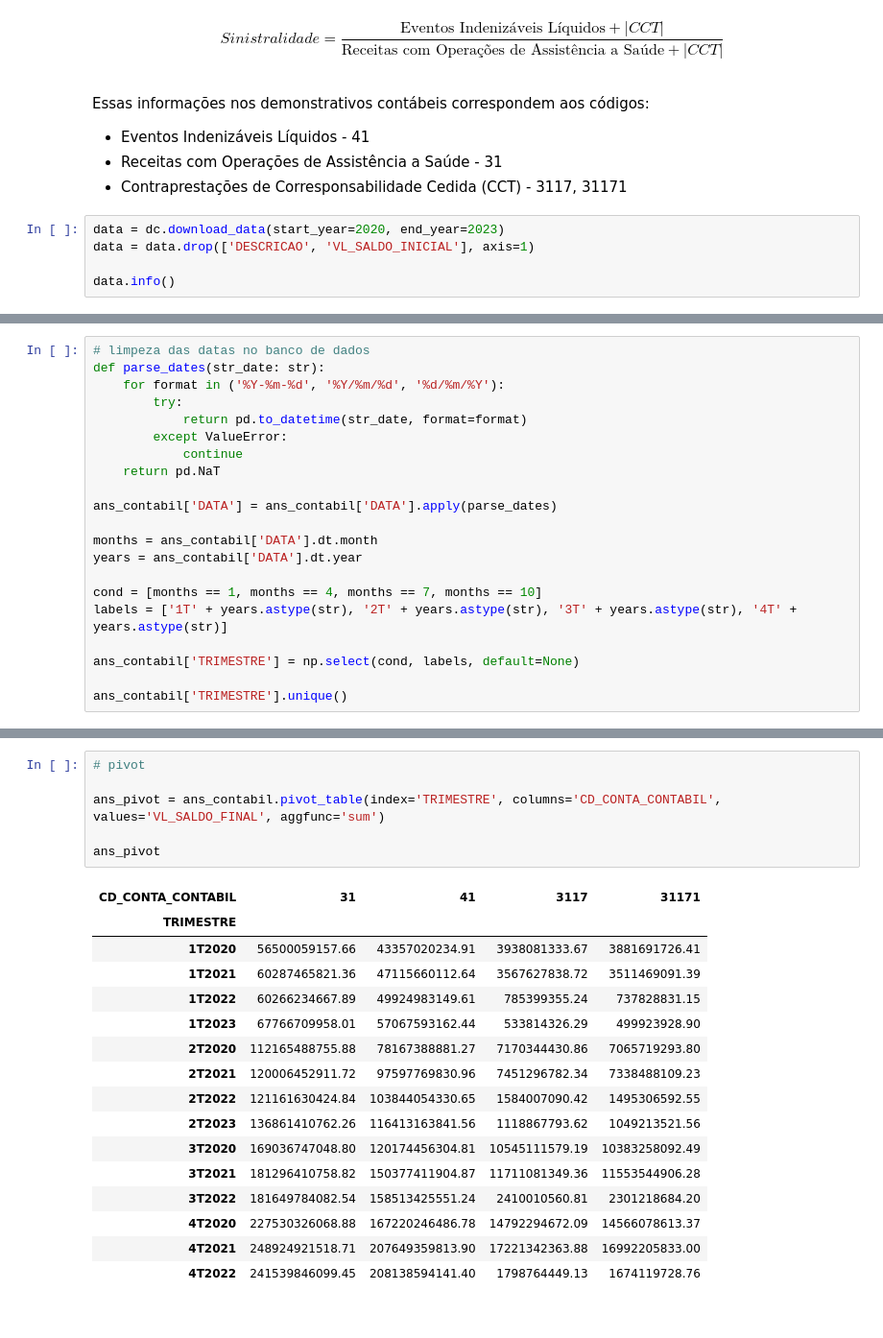
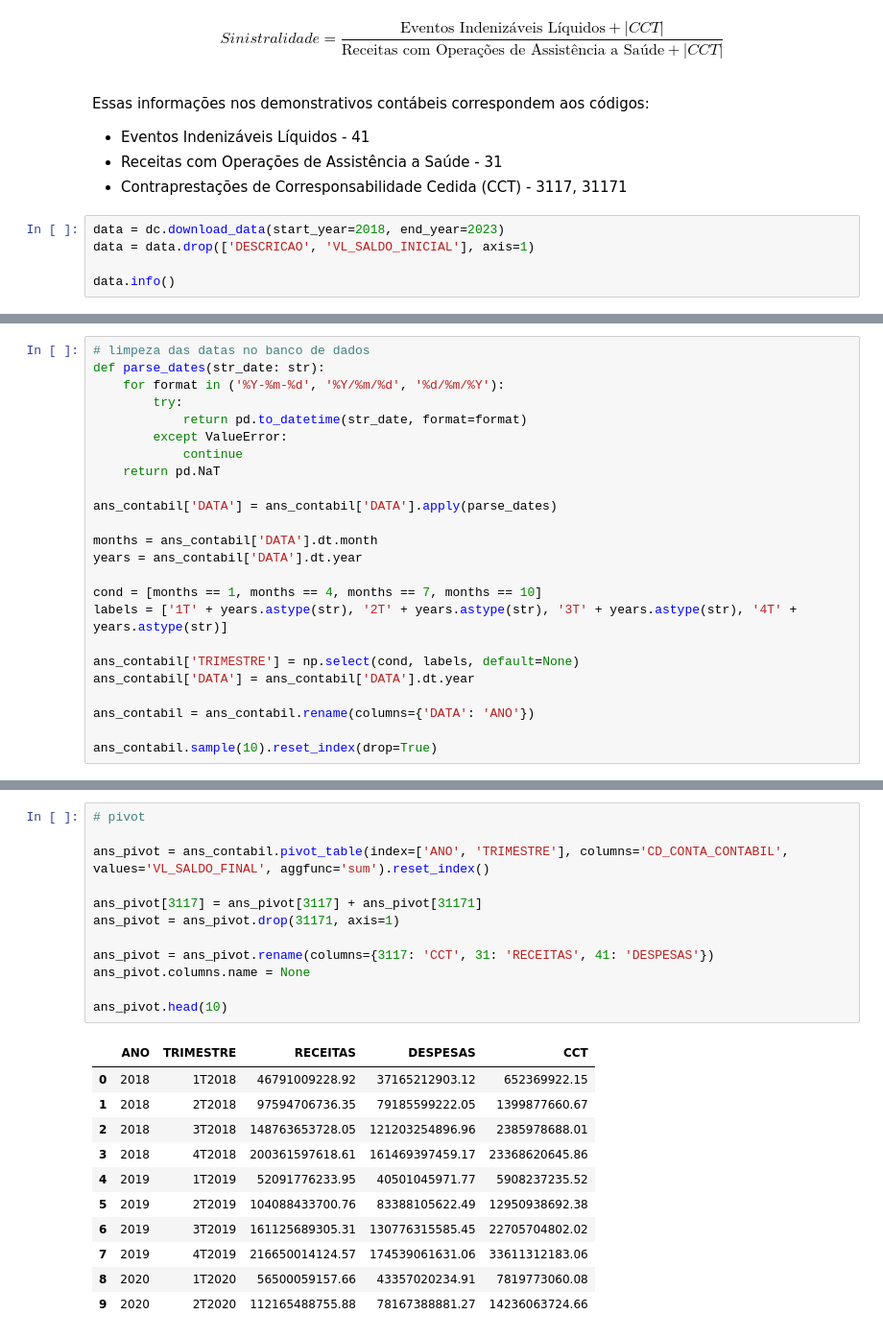
Before and after one commit to ianaraujo/ipcap-hapvida, a Jupyter notebook: analise_setor.ipynb, the cells around one changed output, grey strips where cells are left out. Shown at 96% size. Saved outputs shown, nothing was run; the diff lists cells and outputs as text.

```diff
--- a/analise_setor.ipynb
+++ b/analise_setor.ipynb
@@ -29,7 +30,7 @@ Essas informações nos demonstrativos contábeis correspondem aos códigos:
 - Receitas com Operações de Assistência a Saúde - 31
 - Contraprestações de Corresponsabilidade Cedida (CCT) - 3117, 31171
 # %%
-data = dc.download_data(start_year=2020, end_year=2023)
+data = dc.download_data(start_year=2018, end_year=2023)
 data = data.drop(['DESCRICAO', 'VL_SALDO_INICIAL'], axis=1)
 
 data.info()
@@ -77,6 +85,9 @@ cond = [months == 1, months == 4, months == 7, months == 10]
 labels = ['1T' + years.astype(str), '2T' + years.astype(str), '3T' + years.astype(str), '4T' + years.astype(str)]
 
 ans_contabil['TRIMESTRE'] = np.select(cond, labels, default=None)
+ans_contabil['DATA'] = ans_contabil['DATA'].dt.year
 
-ans_contabil['TRIMESTRE'].unique()
+ans_contabil = ans_contabil.rename(columns={'DATA': 'ANO'})
+
+ans_contabil.sample(10).reset_index(drop=True)
 # %% [output]
@@ -102,23 +105,24 @@ ans_contabil.reset_index(drop=True)
 # %%
 # pivot
 
-ans_pivot = ans_contabil.pivot_table(index='TRIMESTRE', columns='CD_CONTA_CONTABIL', values='VL_SALDO_FINAL', aggfunc='sum')
+ans_pivot = ans_contabil.pivot_table(index=['ANO', 'TRIMESTRE'], columns='CD_CONTA_CONTABIL', values='VL_SALDO_FINAL', aggfunc='sum').reset_index()
 
-ans_pivot
+ans_pivot[3117] = ans_pivot[3117] + ans_pivot[31171]
+ans_pivot = ans_pivot.drop(31171, axis=1)
+
+ans_pivot = ans_pivot.rename(columns={3117: 'CCT', 31: 'RECEITAS', 41: 'DESPESAS'})
+ans_pivot.columns.name = None
+
+ans_pivot.head(10)
 # %% [output]
-| CD_CONTA_CONTABIL | 31 | 41 | 3117 | 31171 |
-| TRIMESTRE |  |  |  |  |
-| 1T2020 | 56500059157.66 | 43357020234.91 | 3938081333.67 | 3881691726.41 |
-| 1T2021 | 60287465821.36 | 47115660112.64 | 3567627838.72 | 3511469091.39 |
-| 1T2022 | 60266234667.89 | 49924983149.61 | 785399355.24 | 737828831.15 |
-| 1T2023 | 67766709958.01 | 57067593162.44 | 533814326.29 | 499923928.90 |
-| 2T2020 | 112165488755.88 | 78167388881.27 | 7170344430.86 | 7065719293.80 |
-| 2T2021 | 120006452911.72 | 97597769830.96 | 7451296782.34 | 7338488109.23 |
-| 2T2022 | 121161630424.84 | 103844054330.65 | 1584007090.42 | 1495306592.55 |
-| 2T2023 | 136861410762.26 | 116413163841.56 | 1118867793.62 | 1049213521.56 |
-| 3T2020 | 169036747048.80 | 120174456304.81 | 10545111579.19 | 10383258092.49 |
-| 3T2021 | 181296410758.82 | 150377411904.87 | 11711081349.36 | 11553544906.28 |
-| 3T2022 | 181649784082.54 | 158513425551.24 | 2410010560.81 | 2301218684.20 |
-| 4T2020 | 227530326068.88 | 167220246486.78 | 14792294672.09 | 14566078613.37 |
-| 4T2021 | 248924921518.71 | 207649359813.90 | 17221342363.88 | 16992205833.00 |
-| 4T2022 | 241539846099.45 | 208138594141.40 | 1798764449.13 | 1674119728.76 |
+|  | ANO | TRIMESTRE | RECEITAS | DESPESAS | CCT |
+| 0 | 2018 | 1T2018 | 46791009228.92 | 37165212903.12 | 652369922.15 |
+| 1 | 2018 | 2T2018 | 97594706736.35 | 79185599222.05 | 1399877660.67 |
+| 2 | 2018 | 3T2018 | 148763653728.05 | 121203254896.96 | 2385978688.01 |
+| 3 | 2018 | 4T2018 | 200361597618.61 | 161469397459.17 | 23368620645.86 |
+| 4 | 2019 | 1T2019 | 52091776233.95 | 40501045971.77 | 5908237235.52 |
+| 5 | 2019 | 2T2019 | 104088433700.76 | 83388105622.49 | 12950938692.38 |
+| 6 | 2019 | 3T2019 | 161125689305.31 | 130776315585.45 | 22705704802.02 |
+| 7 | 2019 | 4T2019 | 216650014124.57 | 174539061631.06 | 33611312183.06 |
+| 8 | 2020 | 1T2020 | 56500059157.66 | 43357020234.91 | 7819773060.08 |
+| 9 | 2020 | 2T2020 | 112165488755.88 | 78167388881.27 | 14236063724.66 |
```
Also changed, not shown: parts of 8 cells of this notebook.
